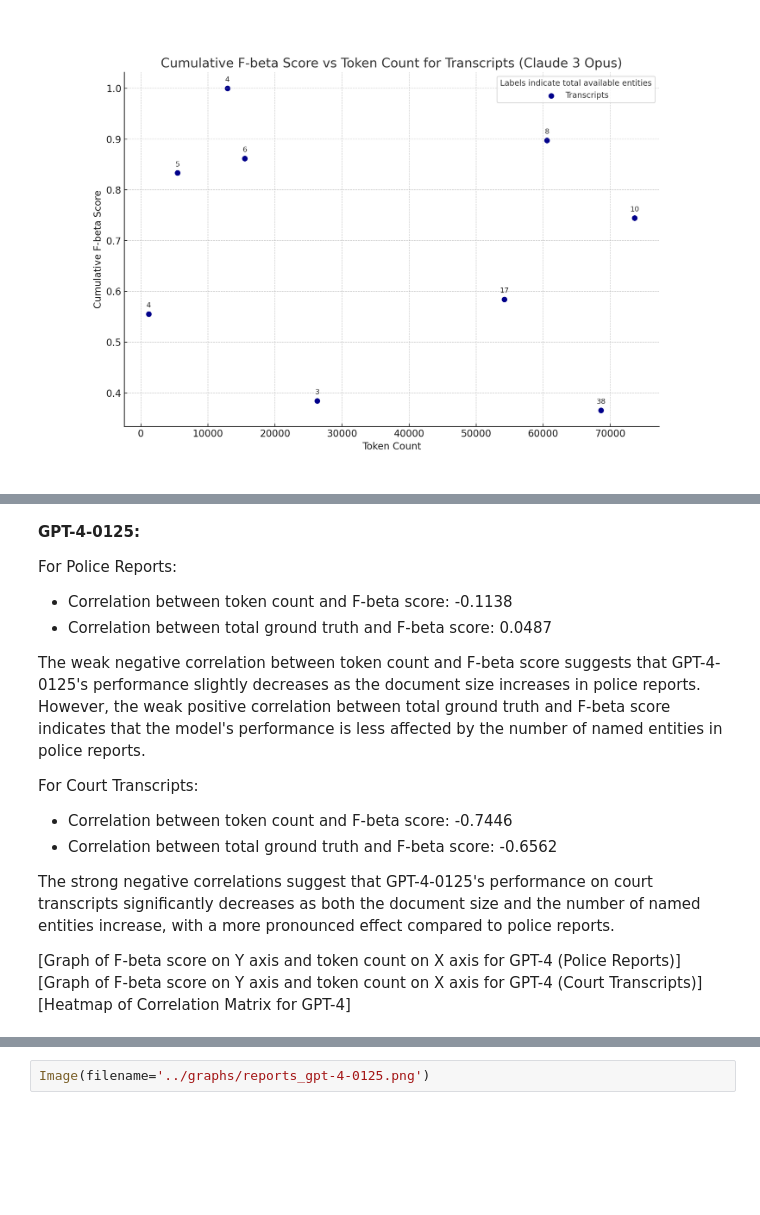
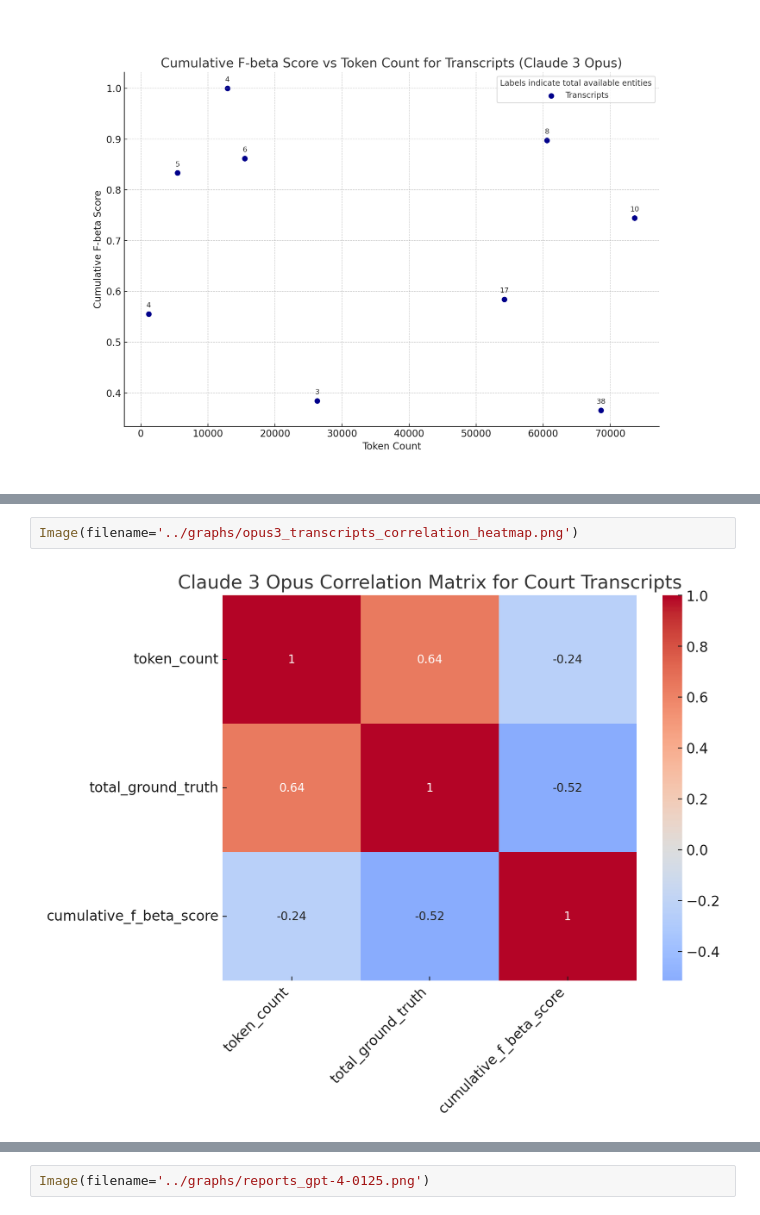
Before and after one commit to ipno-llead/US-IPNO-exonerations, a Jupyter notebook: write/HRDAG-tech-corner/blog-post-2/write/iteration-3.ipynb, the cells around one changed output, grey strips where cells are left out. Drawn from its saved outputs; the diff is of its cells as text; blank space fills up the shorter version.

Commit message:
further explored relationship between token count and entity count on fbeta score

```diff
--- a/write/HRDAG-tech-corner/blog-post-2/write/iteration-3.ipynb
+++ b/write/HRDAG-tech-corner/blog-post-2/write/iteration-3.ipynb
@@ -162,19 +182,4 @@ Image(filename='../graphs/claude_3_opus_heatmap.png')
-# %% [markdown]
-**GPT-4-0125:**
-
-For Police Reports:
-- Correlation between token count and F-beta score: -0.1138
-- Correlation between total ground truth and F-beta score: 0.0487
-
-The weak negative correlation between token count and F-beta score suggests that GPT-4-0125's performance slightly decreases as the document size increases in police reports. However, the weak positive correlation between total ground truth and F-beta score indicates that the model's performance is less affected by the number of named entities in police reports.
-
-For Court Transcripts:
-
-- Correlation between token count and F-beta score: -0.7446
-- Correlation between total ground truth and F-beta score: -0.6562
-
-The strong negative correlations suggest that GPT-4-0125's performance on court transcripts significantly decreases as both the document size and the number of named entities increase, with a more pronounced effect compared to police reports.
-
-[Graph of F-beta score on Y axis and token count on X axis for GPT-4 (Police Reports)]
-[Graph of F-beta score on Y axis and token count on X axis for GPT-4 (Court Transcripts)]
-[Heatmap of Correlation Matrix for GPT-4]
+# %%
+Image(filename='../graphs/opus3_transcripts_correlation_heatmap.png')
+# %% [output]
+[figure, added]
```
Also changed, not shown: parts of 10 cells of this notebook, 4 other files.
